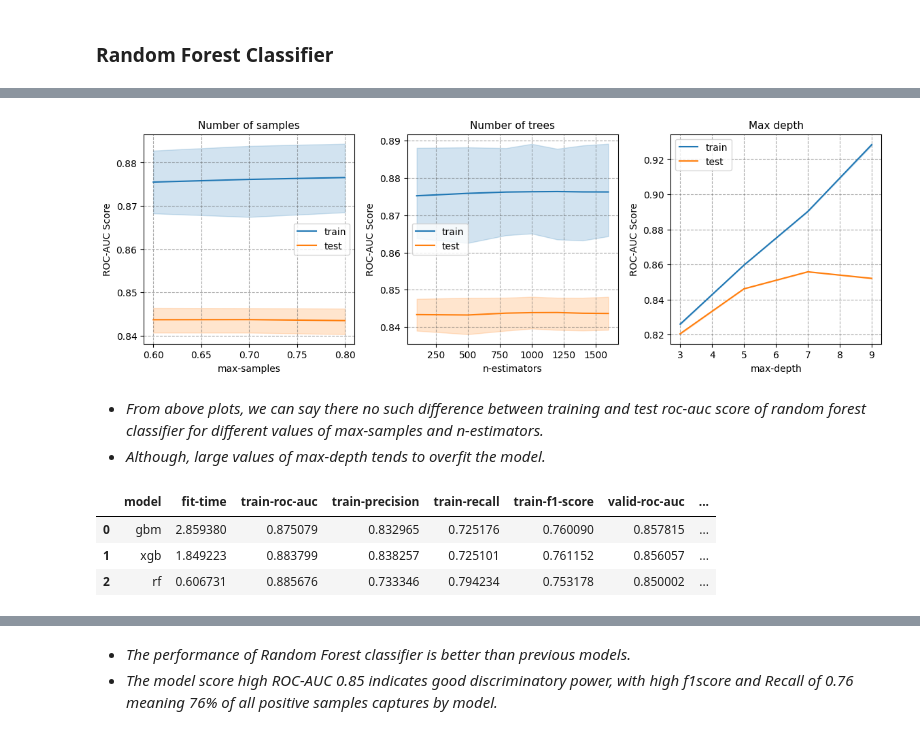
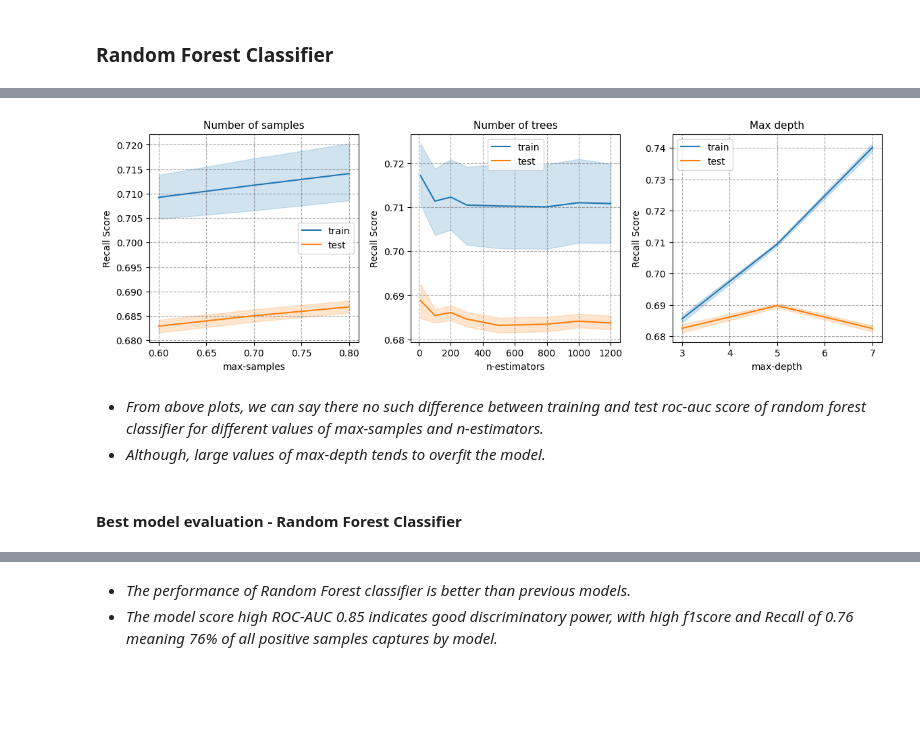
Before and after one commit to madhuri-15/Predicting-Churn-for-Bank-Customers, a Jupyter notebook: Notebook/model-selection.ipynb, the cells around one changed output, grey strips where cells are left out. Drawn from its saved outputs; the diff is of its cells as text; code cells hidden in the pictures; blank space fills up the shorter version.

```diff
--- a/Notebook/model-selection.ipynb
+++ b/Notebook/model-selection.ipynb
@@ -356,0 +490,3 @@ ax3.legend();
+# %%
+# Define the gradient boost classifier
+GBM_clf = GradientBoostingClassifier(max_features='sqrt', n_iter_no_change=30, validation_fraction=0.3, random_state=42)
@@ -450,3 +642,6 @@ save_model('gbm_search_model', (gbm_search, gbm_model))
 # %% [markdown]
 ### XGBoost Classifier
+# %%
+# Define the XGBoost classifier
+XGB_clf = XGBClassifier(colsample_bytree=0.25, class_weight=weights_dict, random_state=42)
 # %%
@@ -614,3 +792,6 @@ save_model('xgb_search_model', (xgb_search, xgb_model))
 # %% [markdown]
 ### Random Forest Classifier
+# %%
+# Define default RandomForest Classifier
+RF_clf = RandomForestClassifier(max_features='sqrt', class_weight=weights_dict, random_state=42)
 # %%
@@ -652,0 +829,9 @@ rf_CVresults.head()
+# %%
+# Examine training and validation scores of Random forest Classifier
+RF_CVresults = pd.DataFrame(RF_search_clf.cv_results_)
+columns = ['mean_fit_time', 'mean_score_time',
+           'param_criterion', 'param_n_estimators', 'param_max_depth', 'param_max_samples',
+           'mean_train_score', 'mean_test_score']
+
+RF_CVresults = RF_CVresults[columns]
+RF_CVresults.head()
@@ -653,49 +845,45 @@ rf_CVresults.head()
 # %%
 # Plot learning curves
 fig, (ax1, ax2, ax3) = plt.subplots(1, 3, figsize=(14, 4))
 fig.subplots_adjust(wspace=0.25)
 
 # plot
-sns.lineplot(rf_CVresults, x='param_max_samples', y='mean_train_score', ax=ax1, label='train')
-sns.lineplot(rf_CVresults, x='param_max_samples', y='mean_test_score', ax=ax1, label='test')
+sns.lineplot(RF_CVresults, x='param_max_samples', y='mean_train_score', ax=ax1, label='train')
+sns.lineplot(RF_CVresults, x='param_max_samples', y='mean_test_score', ax=ax1, label='test')
 
-sns.lineplot(rf_CVresults, x='param_n_estimators', y='mean_train_score', ax=ax2, label='train')
-sns.lineplot(rf_CVresults, x='param_n_estimators', y='mean_test_score', ax=ax2, label='test')
+sns.lineplot(RF_CVresults, x='param_n_estimators', y='mean_train_score', ax=ax2, label='train')
+sns.lineplot(RF_CVresults, x='param_n_estimators', y='mean_test_score', ax=ax2, label='test')
 
-sns.lineplot(rf_CVresults, x='param_max_depth', y='mean_train_score', ax=ax3, label='train')
-sns.lineplot(rf_CVresults, x='param_max_depth', y='mean_test_score', ax=ax3, label='test')
+sns.lineplot(RF_CVresults, x='param_max_depth', y='mean_train_score', ax=ax3, label='train')
+sns.lineplot(RF_CVresults, x='param_max_depth', y='mean_test_score', ax=ax3, label='test')
 
 ax1.set_title("Number of samples", size=11)
 ax2.set_title("Number of trees", size=11)
 ax3.set_title("Max depth", size=11)
 
 ax1.set_xlabel('max-samples')
 ax2.set_xlabel('n-estimators')
 ax3.set_xlabel('max-depth')
 
-ax1.set_ylabel('ROC-AUC Score')
-ax2.set_ylabel('ROC-AUC Score')
-ax3.set_ylabel('ROC-AUC Score')
+ax1.set_ylabel('Recall Score')
+ax2.set_ylabel('Recall Score')
+ax3.set_ylabel('Recall Score')
 
 ax1.grid(ls='--', color='#555', alpha=0.5)
 ax2.grid(ls='--', color='#555', alpha=0.5)
 ax3.grid(ls='--', color='#555', alpha=0.5)
 
 ax1.legend()
 ax2.legend()
 ax3.legend();
 # %% [output]
-[figure, old version]
+[figure, new version]
 # %% [markdown]
 - *From above plots, we can say there no such difference between training and test roc-auc score of random forest classifier for different values of max-samples and n-estimators.*
 - *Although, large values of max-depth tends to overfit the model.*
+# %% [markdown]
+#### Best model evaluation - Random Forest Classifier
 # %%
 # Evaluate best model on validation data
-rf_model = rf_search.best_estimator_
-rf_model, rf_score, rf_cm_df = evaluate_search_model(rf_model, 'rf', rf_CVresults.loc[0, 'mean_fit_time'])
-score_df
+RF_model = RF_search_clf.best_estimator_
+RF_model, RF_score, RF_confusion_matrix = evaluate_search_model(RF_model, 'Random Forest Classifier')
-# %% [output]
-|  | model | fit-time | train-roc-auc | train-precision | train-recall | train-f1-score | valid-roc-auc | ... |
-| 0 | gbm | 2.859380 | 0.875079 | 0.832965 | 0.725176 | 0.760090 | 0.857815 | ... |
-| 1 | xgb | 1.849223 | 0.883799 | 0.838257 | 0.725101 | 0.761152 | 0.856057 | ... |
-| 2 | rf | 0.606731 | 0.885676 | 0.733346 | 0.794234 | 0.753178 | 0.850002 | ... |
```
Also changed, not shown: parts of 144 cells of this notebook, 2 other files.
